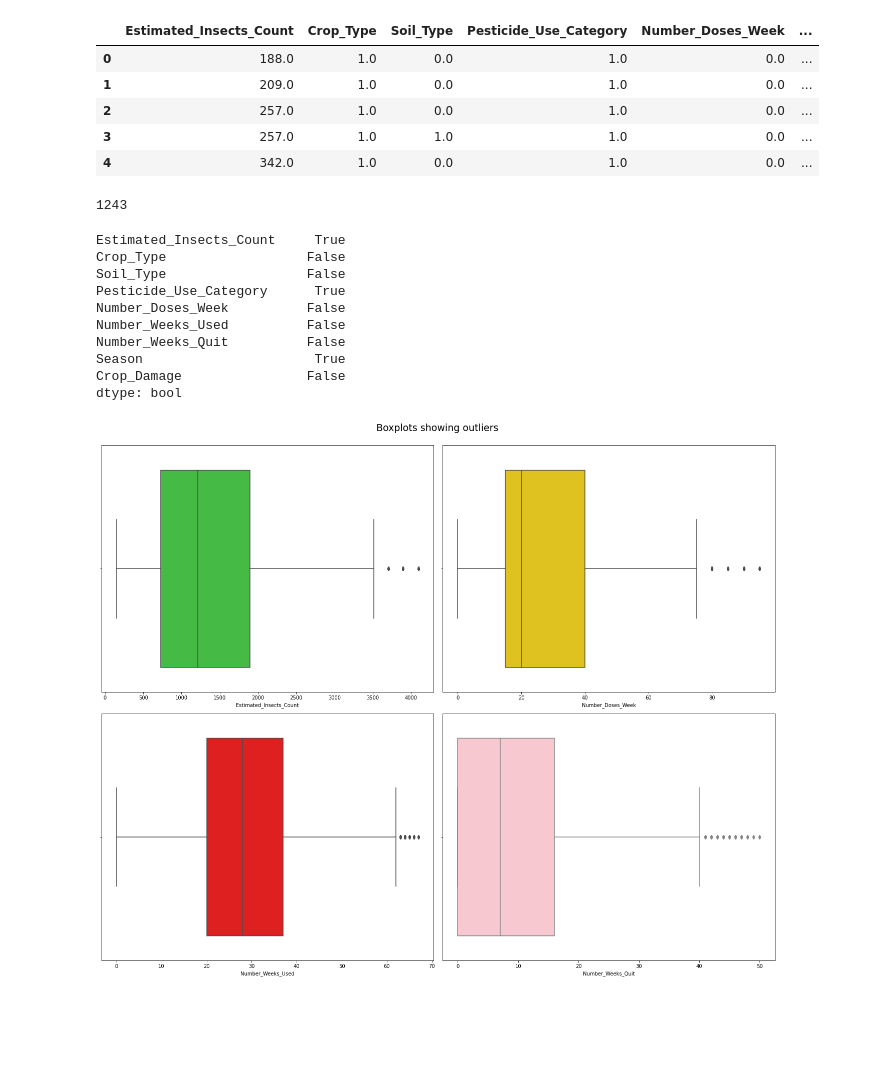
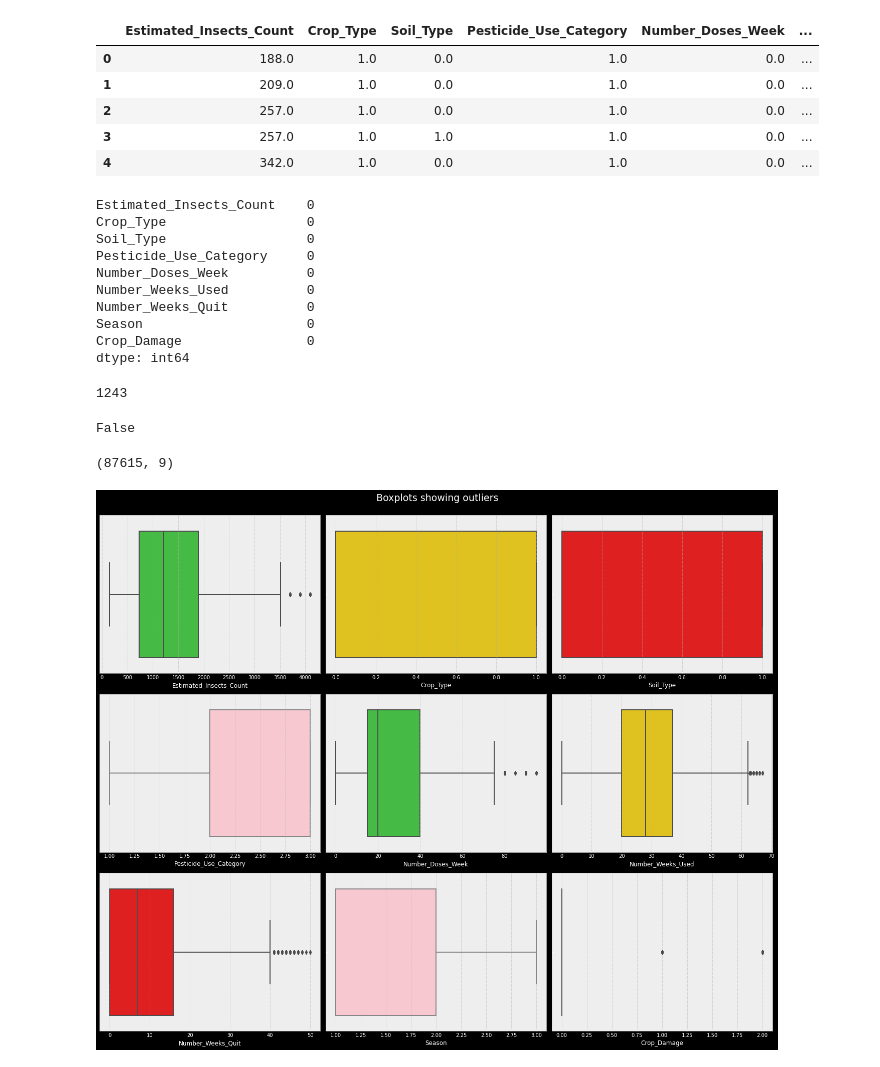
Before and after one commit to Kubania/Crop-Yield-Outcome-Production, a Jupyter notebook: Group_3_Crop_Yield_Predictor.ipynb, the cells around one changed output. Cells and saved outputs as stored; diff of their text form; code cells hidden in the pictures; blank space fills up the shorter version.

```diff
--- a/Group_3_Crop_Yield_Predictor.ipynb
+++ b/Group_3_Crop_Yield_Predictor.ipynb
@@ -170,6 +171,19 @@ data_fit.head()
 | 2 | 257.0 | 1.0 | 0.0 | 1.0 | 0.0 | ... |
 | 3 | 257.0 | 1.0 | 1.0 | 1.0 | 0.0 | ... |
 | 4 | 342.0 | 1.0 | 0.0 | 1.0 | 0.0 | ... |
+# %%
+data_fit.isnull().sum()
+# %% [output]
+Estimated_Insects_Count    0
+Crop_Type                  0
+Soil_Type                  0
+Pesticide_Use_Category     0
+Number_Doses_Week          0
+Number_Weeks_Used          0
+Number_Weeks_Quit          0
+Season                     0
+Crop_Damage                0
+dtype: int64
 # %%
 # checking for duplicates
 data_fit.duplicated().sum()
@@ -177,26 +191,28 @@ data_fit.duplicated().sum()
 1243
 # %%
 # removing the duplicates
-data_fit.drop_duplicates().all()
+data_fit.drop_duplicates(inplace=True)
-# %% [output]
-Estimated_Insects_Count     True
-Crop_Type                  False
-Soil_Type                  False
-Pesticide_Use_Category      True
-Number_Doses_Week          False
-Number_Weeks_Used          False
-Number_Weeks_Quit          False
-Season                      True
-Crop_Damage                False
-dtype: bool
+# %%
+# check for duplicates
+data_fit.duplicated().any()
+# %% [output]
+False
+# %%
+# check for number of records left
+data_fit.shape
+# %% [output]
+(87615, 9)
 # %%
 # checking for outliers
-fig, axes = plt.subplots(nrows =2, ncols = 2, figsize = (19, 15))
-colors = ['limegreen', 'gold', 'red', 'pink']
-columns = ['Estimated_Insects_Count',	'Number_Doses_Week',	'Number_Weeks_Used',	'Number_Weeks_Quit']
+# checking for outliers
+plt.style.use('dark_background')
+plt.style.use('bmh')
+fig, axes = plt.subplots(nrows =3, ncols = 3, figsize = (19, 15))
+colors = ['limegreen', 'gold', 'red', 'pink','limegreen', 'gold', 'red', 'pink','limegreen']
+columns = data_fit.columns
 plt.suptitle('Boxplots showing outliers', y = 1.03, fontsize = 19)
-for ax, data, column , color in zip(axes.flatten(), df, columns, colors):
+for ax, data, column , color in zip(axes.flatten(), data_fit, columns, colors):
     sns.boxplot(data_fit[column], ax = ax, color = color)
 plt.tight_layout()
 # %% [output]
-[figure, old version]
+[figure, new version]
```
Also changed, not shown: parts of 115 cells of this notebook.
